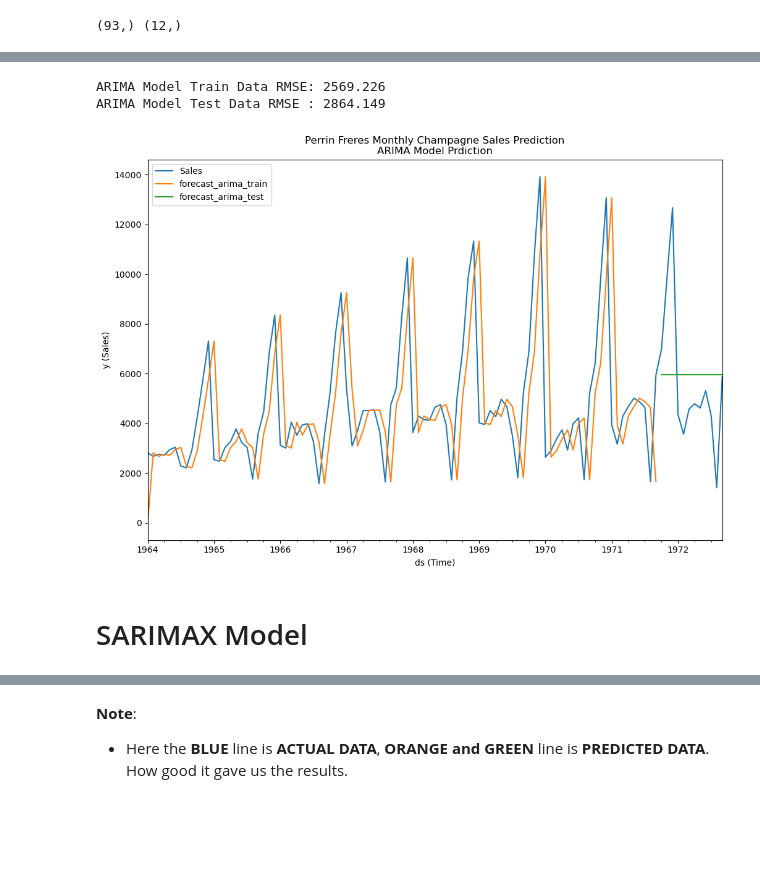
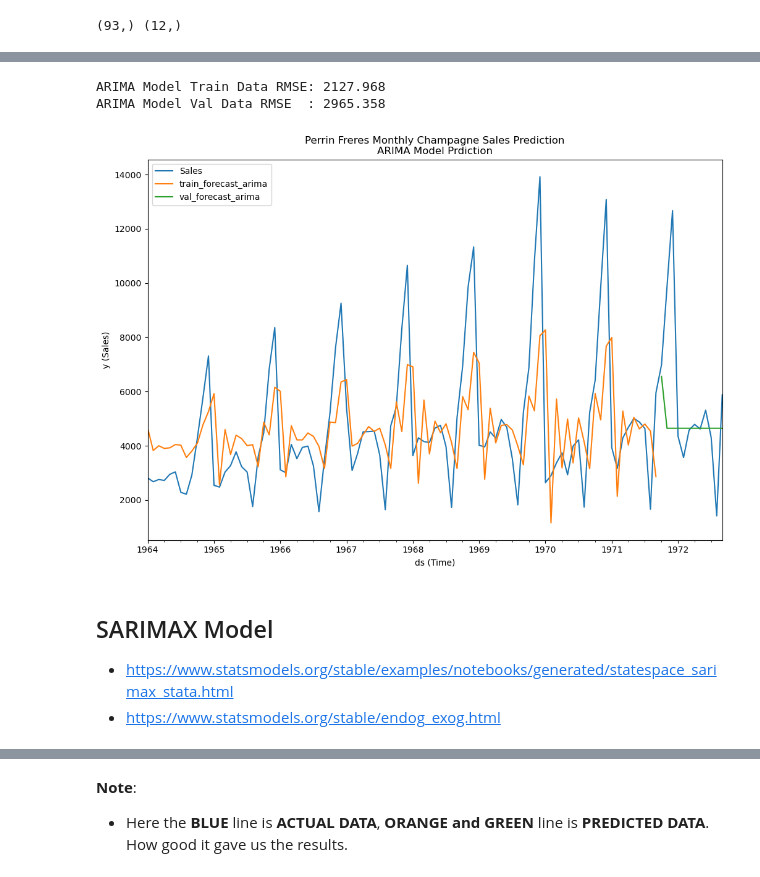
Before and after one commit to celik-muhammed/DL_Deploy_Time_Series-Product-Sales-Project, a Jupyter notebook: ml_time_series_deploy_product_sales_prediction_v1.ipynb, the cells around one changed output, grey strips where cells are left out. Saved outputs shown, nothing was run; the diff lists cells and outputs as text; code cells hidden in the pictures; blank space fills up the shorter version.

```diff
--- a/ml_time_series_deploy_product_sales_prediction_v1.ipynb
+++ b/ml_time_series_deploy_product_sales_prediction_v1.ipynb
@@ -536,10 +635,10 @@ Month
 Freq: MS, Name: Sales, Length: 105, dtype: float64
 # %%
 # Sales Differencing
-df['Sales First Difference']    = df['Sales'] - df['Sales'].shift(1)
+df['Sales First Difference']    = df[label] - df[label].shift(1)
 
 # Seasonal Differencing
-df['Seasonal First Difference'] = df['Sales'] - df['Sales'].shift(12)
+df['Seasonal First Difference'] = df[label] - df[label].shift(12)
 
 df.head(14)
 # %% [output]
@@ -682,6 +842,8 @@ The parameters of the ARIMA model can be defined as follows:
 - p: The lag order of the autoregressive (AR) model, determined by analyzing the partial autocorrelation function (PACF).
 - d: The degree of differencing, which determines how many times the raw observations are differenced to achieve stationarity.
 - q: The order of the moving average (MA) model, determined by analyzing the autocorrelation function (ACF).
+# %%
+df1 = df.copy()
 # %% [markdown]
 ## TimeSeriesSplit
 # %%
@@ -696,10 +858,10 @@ The parameters of the ARIMA model can be defined as follows:
 from pmdarima.model_selection import train_test_split
 
 # Load/split your data
-y = df['Sales']
-train, test = pm.model_selection.train_test_split(y, test_size=12)
+y          = df1[label]
+train, val = pm.model_selection.train_test_split(y, test_size=12)
 
 # Perform your desired operations on the train and test sets
-print(train.shape, test.shape)
+print(train.shape, val.shape)
 # %% [output]
 (93,) (12,)
@@ -826,0 +1047,15 @@ Warnings:
+# %%
+# Create the ARIMA(p,d,q) Model, Fit the model
+model = sm.tsa.arima.ARIMA(endog = train,
+                           exog  = None,
+                           order = (0,0,1),             # order = (p, d, q)
+#                            seasonal_order=(1,1,0,12),   # seasonal_order = (p, d, q, shift)
+                          ).fit(method_kwargs={'maxiter':1000})
+# Evaluate the model
+print(model.summary())
+# model.mle_retvals
+
+# Examine diagnostic plots
+model.plot_diagnostics(figsize=(12, 8))
+plt.tight_layout()
+plt.show()
@@ -835,26 +1089,32 @@ with open('model/model_arima.pkl', 'rb') as f:
 # %%
 # Plotting the Model and Prediction Test Data
 from sklearn.metrics import mean_squared_error
 
 # Make Predictions, start and end are the index range to be predicted
-df['forecast_arima_train'] = model.predict(start=train.index[0], end=train.index[-1])
-df['forecast_arima_test']  = model.predict(start=test.index[0],  end=test.index[-1])
-df[['Sales', 'forecast_arima_train', 'forecast_arima_test']].plot(figsize=(12, 8));
+df                         = y.to_frame() # pd.concat([train, val]).to_frame()
+df['train_forecast_arima'] = model.predict(start=train.index[0], end=train.index[-1])
+df['val_forecast_arima']   = model.predict(start=val.index[0],  end=val.index[-1])
 
-y_train_pred = df['forecast_arima_train'].dropna().values
-y_test_pred  = df['forecast_arima_test'].dropna().values
+# Plot
+df[['Sales', 'train_forecast_arima', 'val_forecast_arima']].plot(figsize=(12, 8));
+
+y_train_pred = df['train_forecast_arima'].dropna().values
+y_val_pred   = df['val_forecast_arima'].dropna().values
 
 print(f'ARIMA Model Train Data RMSE: {mean_squared_error(train, y_train_pred, squared=False):.3f}')
-print(f'ARIMA Model Test Data RMSE : {mean_squared_error(test,  y_test_pred,  squared=False):.3f}')
+print(f'ARIMA Model Val Data RMSE  : {mean_squared_error(val,  y_val_pred,  squared=False):.3f}')
 
 plt.xlabel('ds (Time)')
 plt.ylabel('y (Sales)')
 plt.title('Perrin Freres Monthly Champagne Sales Prediction\nARIMA Model Prdiction')
 plt.show()
 # %% [output]
-ARIMA Model Train Data RMSE: 2569.226
-ARIMA Model Test Data RMSE : 2864.149
+ARIMA Model Train Data RMSE: 2127.968
+ARIMA Model Val Data RMSE  : 2965.358
-[figure, old version]
+[figure, new version]
-# %% [markdown]
-# SARIMAX Model
+# %% [markdown]
+## SARIMAX Model
+
+- https://www.statsmodels.org/stable/examples/notebooks/generated/statespace_sarimax_stata.html
+- https://www.statsmodels.org/stable/endog_exog.html
 # %%
```
Also changed, not shown: parts of 69 cells of this notebook.
